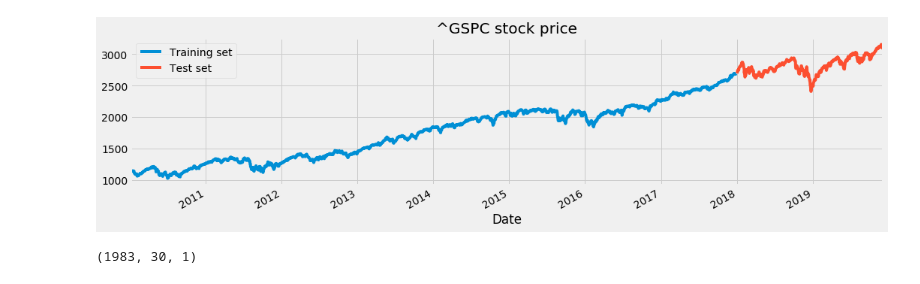
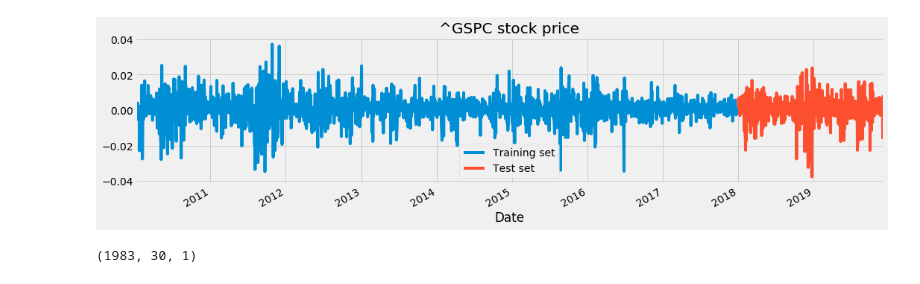
Before and after one commit to olivier2106/SP, a Jupyter notebook: SPX_predictions_GRU.ipynb, the cells around one changed output. Drawn from its saved outputs; the diff is of its cells as text; code cells hidden in the pictures.

```diff
--- a/SPX_predictions_GRU.ipynb
+++ b/SPX_predictions_GRU.ipynb
@@ -54,0 +55,2 @@ dataset.tail()
+# %%
+dataset1=dataset.pct_change()
@@ -59,12 +90,12 @@ test_set = dataset['2018':].iloc[:,0:1].values
 # %%
 # We have chosen 'High' attribute for prices. Let's see what it looks like
-dataset["High"]['2006':'2017'].plot(figsize=(16,4),legend=True)
-dataset["High"]['2018':].plot(figsize=(16,4),legend=True)
+dataset1["High"]['2006':'2017'].plot(figsize=(16,4),legend=True)
+dataset1["High"]['2018':].plot(figsize=(16,4),legend=True)
 plt.legend(['Training set','Test set'])
 plt.title(share+' stock price')
 plt.show()
 # %% [output]
-[figure, old version]
+[figure, new version]
 # %%
 # Scaling the training set
 sc = MinMaxScaler(feature_range=(0,1))
```
Also changed, not shown: parts of 7 cells of this notebook.
